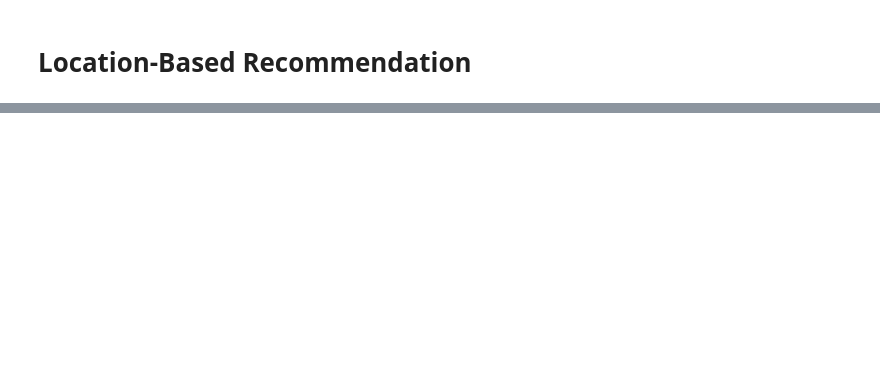
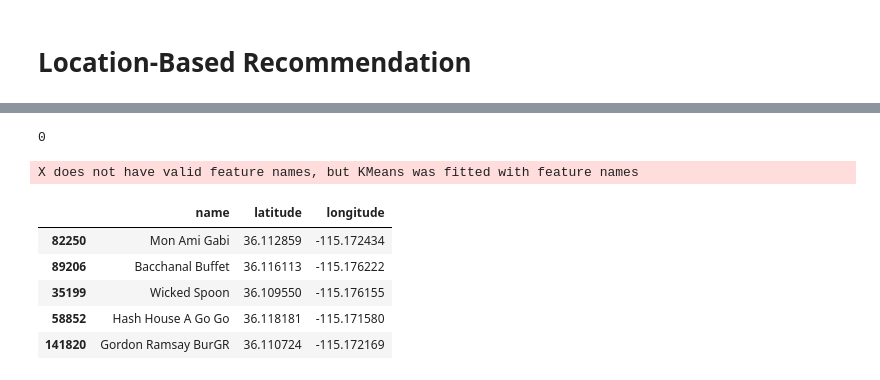
Before and after one commit to nahomHmichael/Restaurant-recommender-system, a Jupyter notebook: Restaurant_recommendation_system.ipynb, the cells around one changed output, grey strips where cells are left out. Saved outputs shown, nothing was run; the diff lists cells and outputs as text; code cells hidden in the pictures; blank space fills up the shorter version.

Commit message:
analyzed the cluster and tested the models

```diff
--- a/Restaurant_recommendation_system.ipynb
+++ b/Restaurant_recommendation_system.ipynb
@@ -271,3 +271,22 @@ top_restaurants_lasVegas.head()
 | 35199 | K7lWdNUhCbcnEvI0NhGewg | Wicked Spoon | 3708 Las Vegas Blvd S | Las Vegas | NV | 89109 | 36.109550 | -115.176155 | 3.5 | ... |
 | 58852 | f4x1YBxkLrZg652xt2KR5g | Hash House A Go Go | 3535 Las Vegas Blvd | Las Vegas | NV | 89109 | 36.118181 | -115.171580 | 4.0 | ... |
 | 141820 | cYwJA2A6I12KNkm2rtXd5g | Gordon Ramsay BurGR | 3667 Las Vegas Blvd S | Las Vegas | NV | 89109 | 36.110724 | -115.172169 | 4.0 | ... |
+# %%
+def recommend_restaurants(df, longitude, latitude):
+    # Predict the cluster for longitude and latitude provided
+    cluster = kmeans.predict(np.array([longitude,latitude]).reshape(1,-1))[0]
+    print(cluster)
+
+    # Get the best restaurant in this cluster
+    return  df[df['cluster']==cluster].iloc[0:5][['name', 'latitude','longitude'	]]
+# %%
+recommend_restaurants(top_restaurants_lasVegas,-115.1891691,  36.1017316)
+# %% [output]
+0
+X does not have valid feature names, but KMeans was fitted with feature names
+|  | name | latitude | longitude |
+| 82250 | Mon Ami Gabi | 36.112859 | -115.172434 |
+| 89206 | Bacchanal Buffet | 36.116113 | -115.176222 |
+| 35199 | Wicked Spoon | 36.109550 | -115.176155 |
+| 58852 | Hash House A Go Go | 36.118181 | -115.171580 |
+| 141820 | Gordon Ramsay BurGR | 36.110724 | -115.172169 |
```
Also changed, not shown: parts of 7 cells of this notebook.
